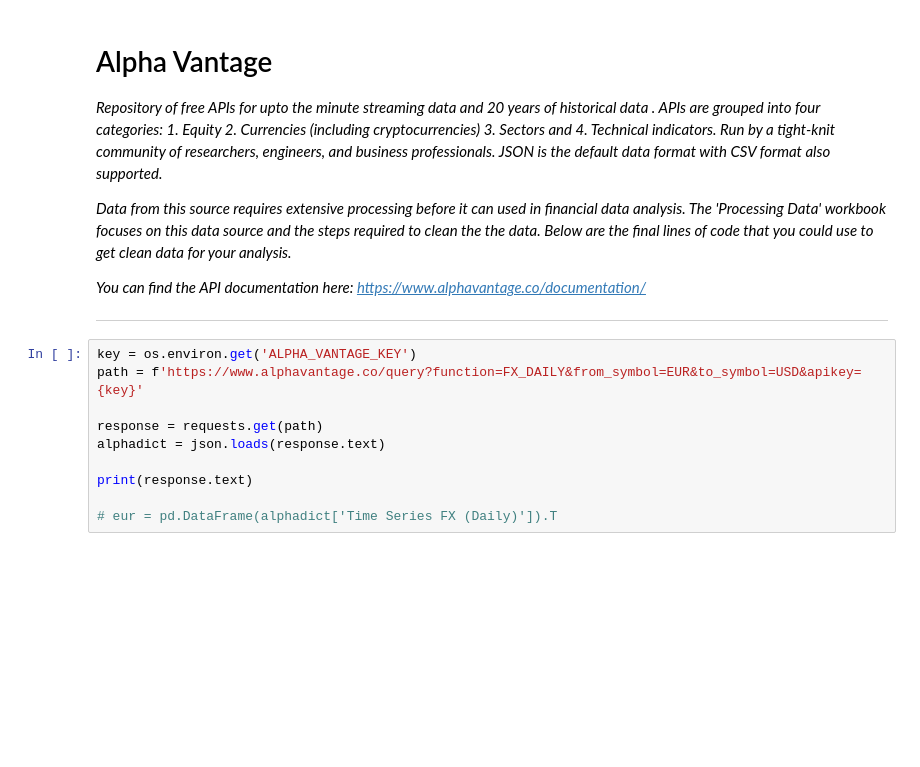
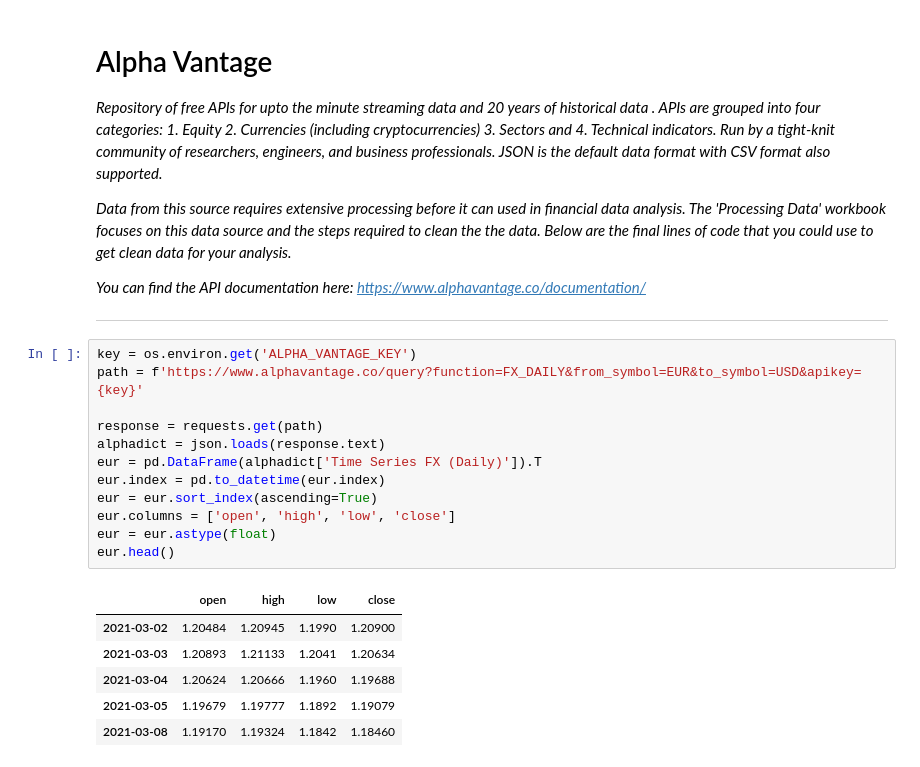
Before and after one commit to deyantodorov/Python, a Jupyter notebook: algo-trading/algotrading_datasources.ipynb, the cells around one changed output. Saved outputs shown, nothing was run; the diff lists cells and outputs as text; blank space fills up the shorter version.

```diff
--- a/algo-trading/algotrading_datasources.ipynb
+++ b/algo-trading/algotrading_datasources.ipynb
@@ -38,10 +57,19 @@ plt.show()
 # %%
 key = os.environ.get('ALPHA_VANTAGE_KEY')
 path = f'https://www.alphavantage.co/query?function=FX_DAILY&from_symbol=EUR&to_symbol=USD&apikey={key}'
 
 response = requests.get(path)
 alphadict = json.loads(response.text)
-
-print(response.text)
-
-# eur = pd.DataFrame(alphadict['Time Series FX (Daily)']).T
+eur = pd.DataFrame(alphadict['Time Series FX (Daily)']).T
+eur.index = pd.to_datetime(eur.index)
+eur = eur.sort_index(ascending=True)
+eur.columns = ['open', 'high', 'low', 'close']
+eur = eur.astype(float)
+eur.head()
+# %% [output]
+|  | open | high | low | close |
+| 2021-03-02 | 1.20484 | 1.20945 | 1.1990 | 1.20900 |
+| 2021-03-03 | 1.20893 | 1.21133 | 1.2041 | 1.20634 |
+| 2021-03-04 | 1.20624 | 1.20666 | 1.1960 | 1.19688 |
+| 2021-03-05 | 1.19679 | 1.19777 | 1.1892 | 1.19079 |
+| 2021-03-08 | 1.19170 | 1.19324 | 1.1842 | 1.18460 |
```
Also changed, not shown: parts of 11 cells of this notebook, 1 other file.
